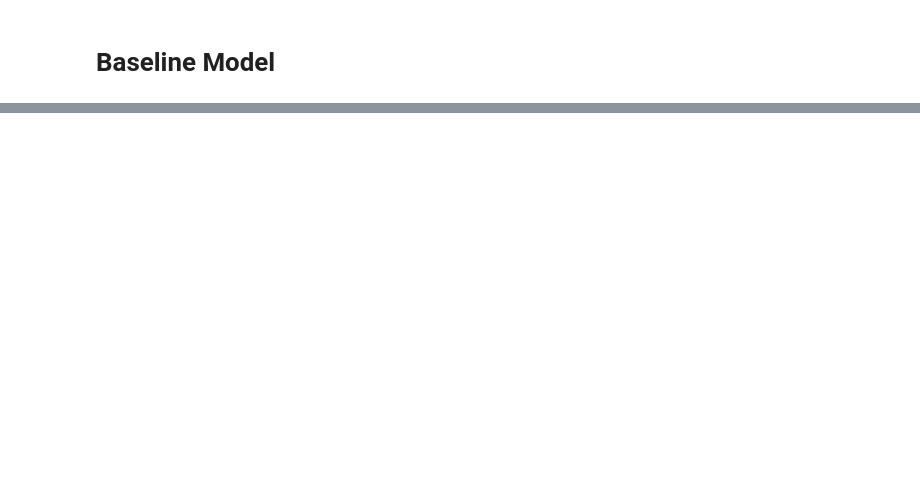
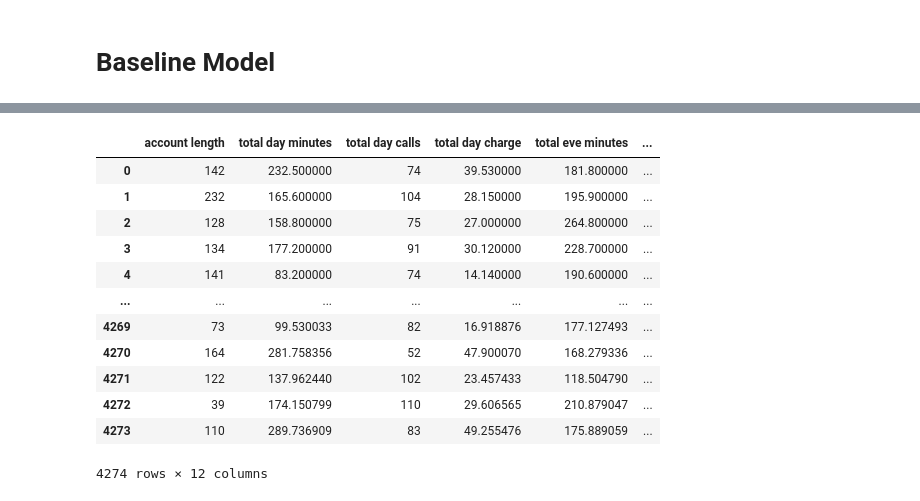
Before and after one commit to samoliver3/dsc-phase-3-project, a Jupyter notebook: notebooks/modeling.ipynb, the cells around one changed output, grey strips where cells are left out. Cells and saved outputs as stored; diff of their text form; code cells hidden in the pictures; blank space fills up the shorter version.

```diff
--- a/notebooks/modeling.ipynb
+++ b/notebooks/modeling.ipynb
@@ -181,0 +291,17 @@ numerics =
+# %%
+X_train_numerics = X_train_resampled.drop(cats, axis=1)
+X_train_numerics
+# %% [output]
+|  | account length | total day minutes | total day calls | total day charge | total eve minutes | ... |
+| 0 | 142 | 232.500000 | 74 | 39.530000 | 181.800000 | ... |
+| 1 | 232 | 165.600000 | 104 | 28.150000 | 195.900000 | ... |
+| 2 | 128 | 158.800000 | 75 | 27.000000 | 264.800000 | ... |
+| 3 | 134 | 177.200000 | 91 | 30.120000 | 228.700000 | ... |
+| 4 | 141 | 83.200000 | 74 | 14.140000 | 190.600000 | ... |
+| ... | ... | ... | ... | ... | ... | ... |
+| 4269 | 73 | 99.530033 | 82 | 16.918876 | 177.127493 | ... |
+| 4270 | 164 | 281.758356 | 52 | 47.900070 | 168.279336 | ... |
+| 4271 | 122 | 137.962440 | 102 | 23.457433 | 118.504790 | ... |
+| 4272 | 39 | 174.150799 | 110 | 29.606565 | 210.879047 | ... |
+| 4273 | 110 | 289.736909 | 83 | 49.255476 | 175.889059 | ... |
+4274 rows × 12 columns
```
Also changed, not shown: parts of 26 cells of this notebook.
